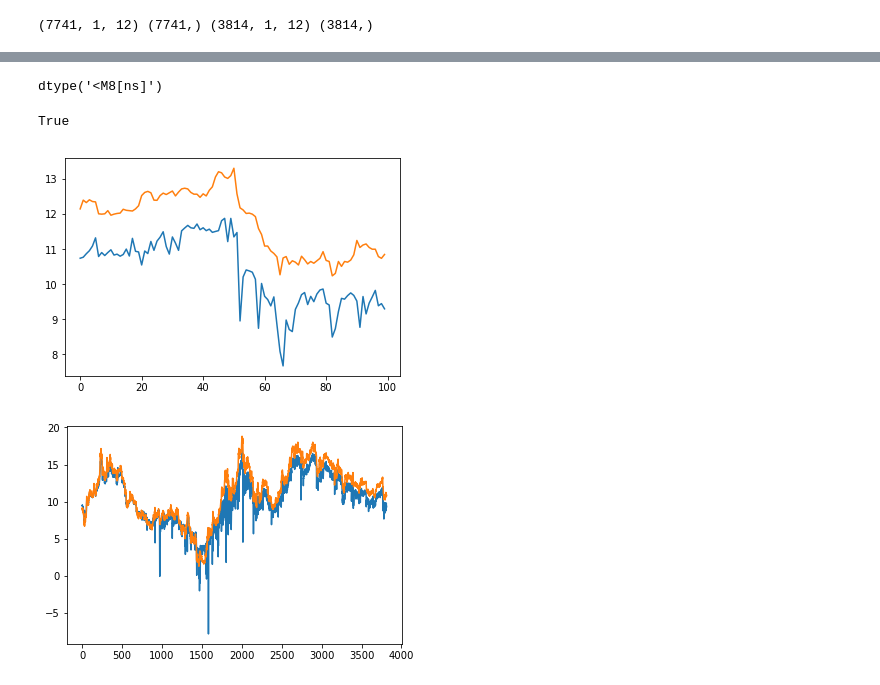
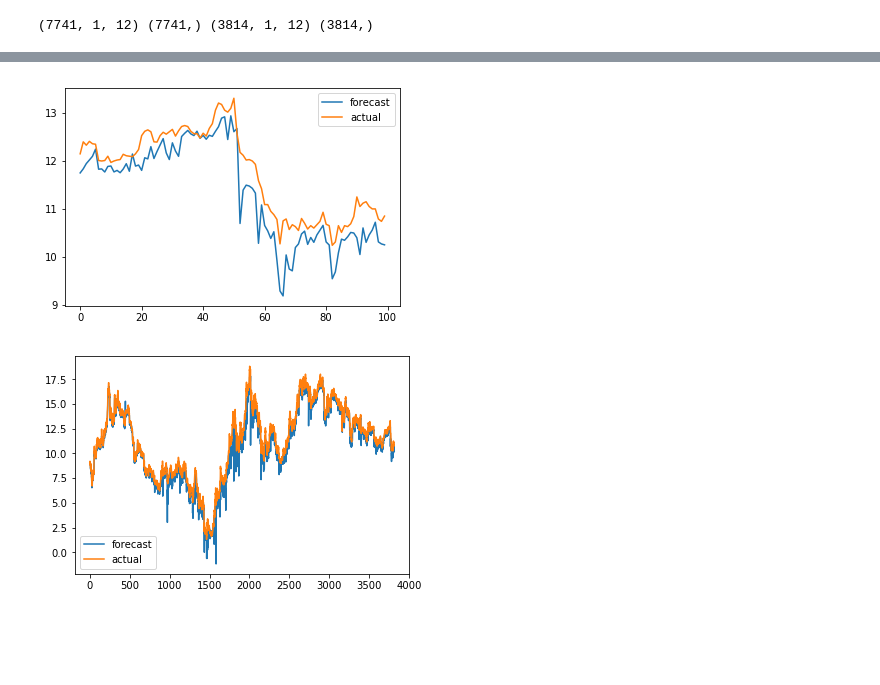
Before and after one commit to pszkilnyk/skittles, a Jupyter notebook: Untitled1.ipynb, the cells around one changed output, grey strips where cells are left out. Cells and saved outputs as stored; diff of their text form; code cells hidden in the pictures; blank space fills up the shorter version.

```diff
--- a/Untitled1.ipynb
+++ b/Untitled1.ipynb
@@ -103,13 +102,13 @@ print(train_X.shape, train_y.shape, test_X.shape, test_y.shape)
 # %% [output]
 (7741, 1, 12) (7741,) (3814, 1, 12) (3814,)
 # %%
-# design network
+# LSTM network
 model = Sequential()
 model.add(LSTM(50, input_shape=(train_X.shape[1], train_X.shape[2])))
 model.add(Dense(1))
 model.compile(loss='mae', optimizer='adam')
 # fit network
-history = model.fit(train_X, train_y, epochs=50, batch_size=72, validation_data=(test_X, test_y), verbose=2, shuffle=False)
+history = model.fit(train_X, train_y, epochs=10, batch_size=72, validation_data=(test_X, test_y), verbose=2, shuffle=False)
 # plot history
 pyplot.plot(history.history['loss'], label='train')
 pyplot.plot(history.history['val_loss'], label='test')
@@ -165,21 +154,16 @@ f.head()
-# %%
-f['Date'].dtype
-# %% [output]
-dtype('<M8[ns]')
-# %%
-import numpy as np
-np.dtype('datetime64[ns]') == np.dtype('<M8[ns]')
-# %% [output]
-True
 # %%
-pyplot.plot(inv_yhat[-100:])
-pyplot.plot(inv_y[-100:])
+# past 100 days
+pyplot.plot(inv_yhat[-100:], label='forecast')
+pyplot.plot(inv_y[-100:], label='actual')
+pyplot.legend()
 pyplot.show()
 # %% [output]
-[figure, old version]
+[figure, new version]
 # %%
-pyplot.plot(inv_yhat)
-pyplot.plot(inv_y)
+# all observations
+pyplot.plot(inv_yhat, label='forecast')
+pyplot.plot(inv_y, label='actual')
+pyplot.legend()
 pyplot.show()
 # %% [output]
-[figure, old version]
+[figure, new version]
```
Also changed, not shown: parts of 6 cells of this notebook.
